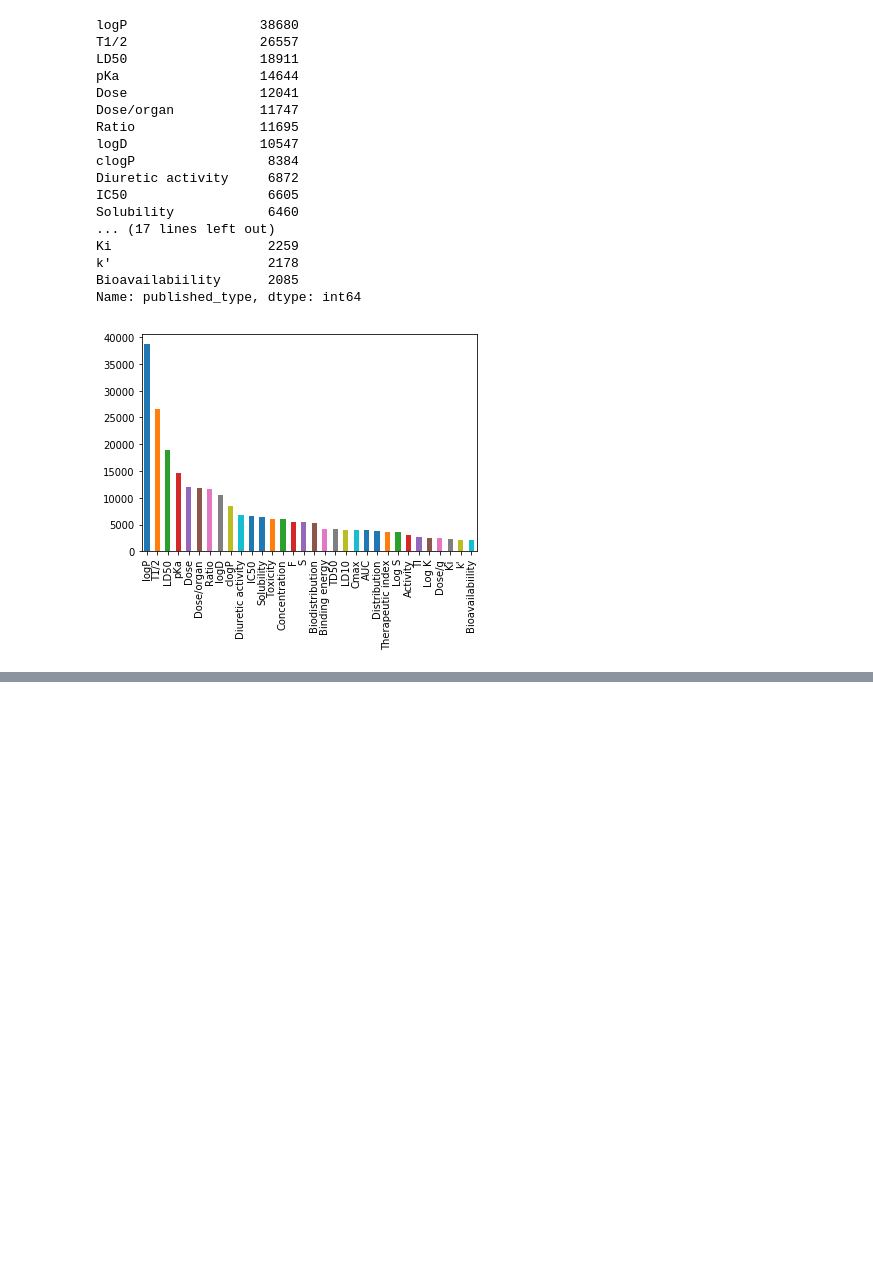
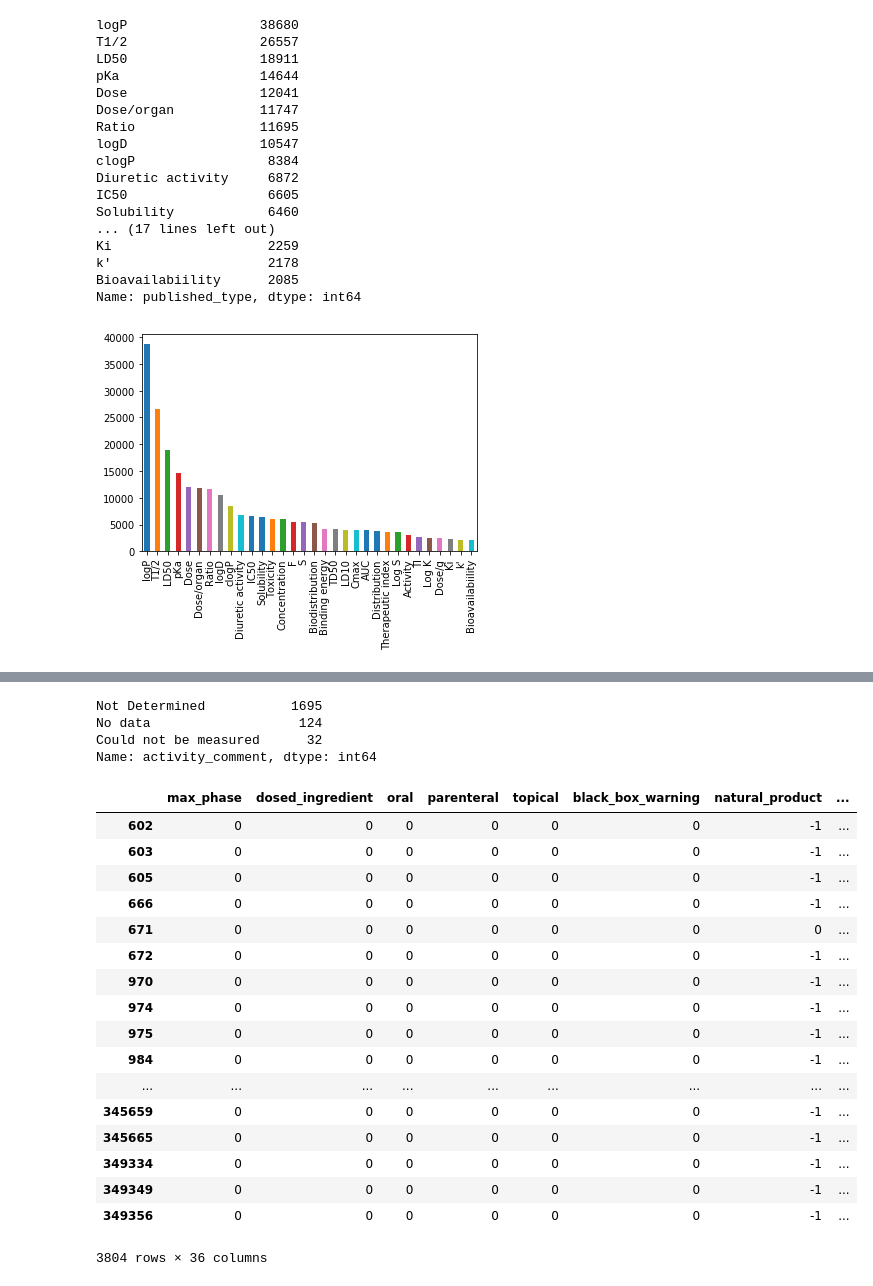
Before and after one commit to joofio/DrugDiscoveryML, a Jupyter notebook: test.ipynb, the cells around one changed output, grey strips where cells are left out. Saved outputs shown, nothing was run; the diff lists cells and outputs as text; code cells hidden in the pictures; blank space fills up the shorter version.

```diff
--- a/test.ipynb
+++ b/test.ipynb
@@ -95,0 +142,38 @@ Name: published_type, dtype: int64
+# %%
+pka_data.columns
+pka_data_corrected=pka_data[[ 'max_phase','dosed_ingredient', 'structure_type',  'molecule_type',
+        'oral', 'parenteral', 'topical', 'black_box_warning',
+       'natural_product', 'first_in_class', 'chirality', 'prodrug',
+       'inorganic_flag', 'usan_year', 'availability_type', 'usan_stem',
+       'polymer_flag', 'usan_substem', 'usan_stem_definition',
+       'indication_class', 'withdrawn_flag', 'withdrawn_year',
+       'withdrawn_country', 'withdrawn_reason', 'mw_freebase', 'alogp', 'hba',
+       'hbd', 'psa', 'rtb', 'ro3_pass', 'num_ro5_violations', 'acd_most_apka',
+       'acd_most_bpka', 'acd_logp', 'acd_logd', 'molecular_species',
+       'full_mwt', 'aromatic_rings', 'heavy_atoms', 'num_alerts',
+       'qed_weighted', 'mw_monoisotopic', 'full_molformula', 'hba_lipinski',
+       'hbd_lipinski', 'num_lipinski_ro5_violations',
+       'description', 'assay_type', 'relationship_type', 'confidence_score','standard_value', 'standard_flag']]
+pka_data_corrected_1=pka_data_corrected[pka_data_corrected['standard_value']<400]
+# %%
+pka_data["data_validity_comment"].value_counts()# potential missing information ##103
+pka_data["published_type"].value_counts()# ok para apagar
+
+pka_data["potential_duplicate"].value_counts()# ok para apagar
+pka_data["pchembl_value"].value_counts()# ok para apagar
+
+pka_data["qudt_units"].value_counts()# ok para apagar
+pka_data["uo_units"].value_counts()# ok para apagar
+
+pka_data["standard_units"].value_counts()# ok para apagar
+pka_data["assay_subcellular_fraction"].value_counts()# ok para apagar
+pka_data["relationship_type"].value_counts()# ok para apagar
+
+pka_data["standard_relation"].value_counts()# ok para apagar
+
+pka_data["activity_comment"].value_counts()# ok para apagar
+# %% [output]
+Not Determined           1695
+No data                   124
+Could not be measured      32
+Name: activity_comment, dtype: int64
@@ -95,0 +189,34 @@ Name: published_type, dtype: int64
+# %%
+pka_data_train=pka_data_corrected_1.sample(frac=0.7,random_state=200)
+pka_data_test=pka_data_corrected_1.drop(pka_data_train.index)
+
+##para teste apenas
+pka_data_train1=pka_data_train.drop(columns=['usan_year','withdrawn_year','standard_flag','usan_stem','ro3_pass','usan_substem','usan_stem_definition','indication_class','withdrawn_reason','withdrawn_country','molecular_species','structure_type','molecule_type','full_molformula','description','relationship_type','assay_type'])
+pka_data_train2=pka_data_train1.dropna()
+pka_data_test1=pka_data_test.drop(columns=['usan_year','withdrawn_year','standard_flag','usan_stem','ro3_pass','usan_substem','usan_stem_definition','indication_class','withdrawn_reason','withdrawn_country','molecular_species','structure_type','molecule_type','full_molformula','description','relationship_type','assay_type'])
+pka_data_test2=pka_data_test1.dropna()
+
+pka_data_x_train=pka_data_train2.drop(columns=['standard_value'])
+pka_data_y_train=pka_data_train2['standard_value']
+
+pka_data_x_test=pka_data_test2.drop(columns=['standard_value'])
+pka_data_y_test=pka_data_test2['standard_value']
+# %% [output]
+|  | max_phase | dosed_ingredient | oral | parenteral | topical | black_box_warning | natural_product | ... |
+| 602 | 0 | 0 | 0 | 0 | 0 | 0 | -1 | ... |
+| 603 | 0 | 0 | 0 | 0 | 0 | 0 | -1 | ... |
+| 605 | 0 | 0 | 0 | 0 | 0 | 0 | -1 | ... |
+| 666 | 0 | 0 | 0 | 0 | 0 | 0 | -1 | ... |
+| 671 | 0 | 0 | 0 | 0 | 0 | 0 | 0 | ... |
+| 672 | 0 | 0 | 0 | 0 | 0 | 0 | -1 | ... |
+| 970 | 0 | 0 | 0 | 0 | 0 | 0 | -1 | ... |
+| 974 | 0 | 0 | 0 | 0 | 0 | 0 | -1 | ... |
+| 975 | 0 | 0 | 0 | 0 | 0 | 0 | -1 | ... |
+| 984 | 0 | 0 | 0 | 0 | 0 | 0 | -1 | ... |
+| ... | ... | ... | ... | ... | ... | ... | ... | ... |
+| 345659 | 0 | 0 | 0 | 0 | 0 | 0 | -1 | ... |
+| 345665 | 0 | 0 | 0 | 0 | 0 | 0 | -1 | ... |
+| 349334 | 0 | 0 | 0 | 0 | 0 | 0 | -1 | ... |
+| 349349 | 0 | 0 | 0 | 0 | 0 | 0 | -1 | ... |
+| 349356 | 0 | 0 | 0 | 0 | 0 | 0 | -1 | ... |
+3804 rows × 36 columns
```
Also changed, not shown: parts of 24 cells of this notebook, 1 other file.
